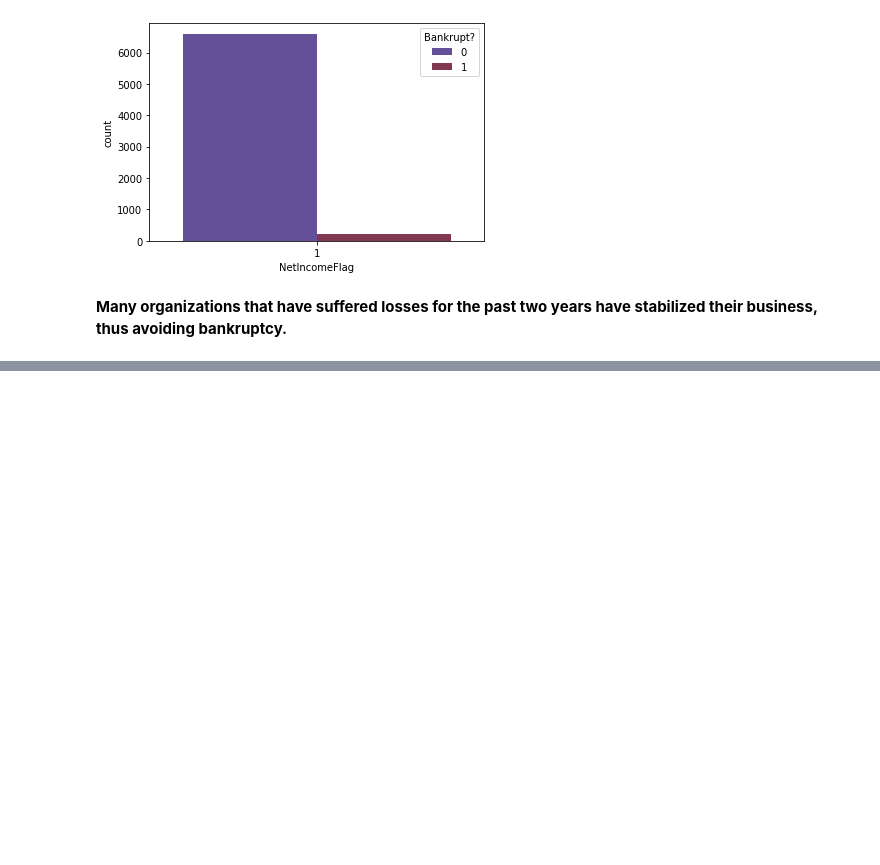
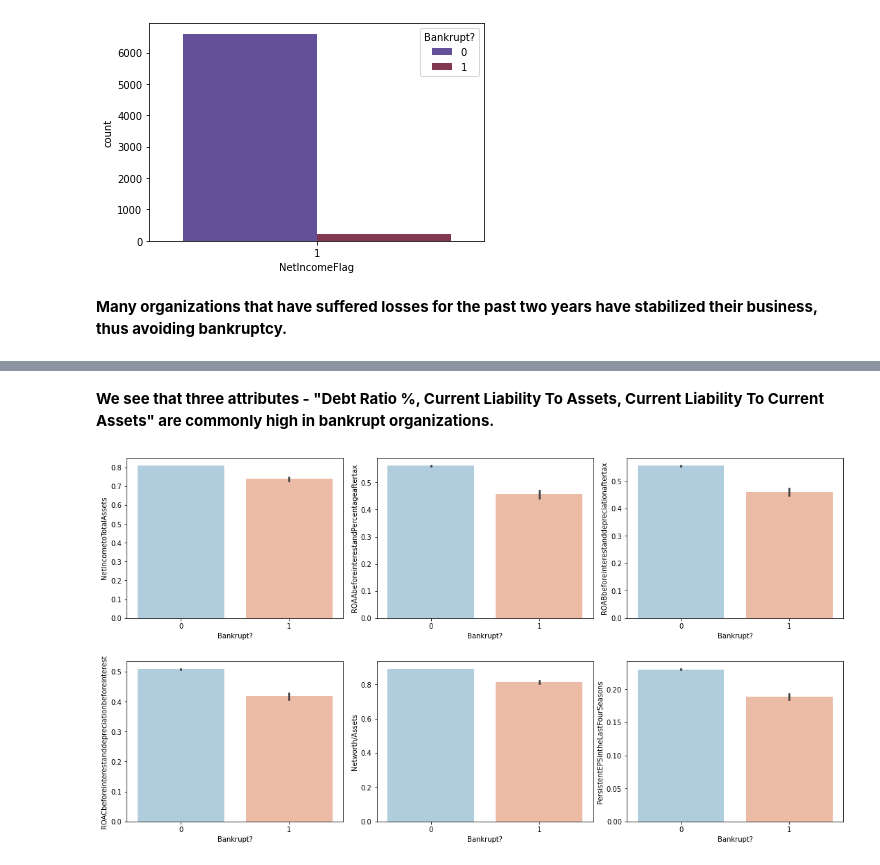
Before and after one commit to Shantanuh10/Bankruptcy-Prediction, a Jupyter notebook: Capstone_Project_3_Company_Bankruptcy_Prediction.ipynb, the cells around one changed output, grey strips where cells are left out. Cells and saved outputs as stored; diff of their text form; code cells hidden in the pictures; blank space fills up the shorter version.

```diff
--- a/Capstone_Project_3_Company_Bankruptcy_Prediction.ipynb
+++ b/Capstone_Project_3_Company_Bankruptcy_Prediction.ipynb
@@ -407,0 +435,9 @@ dtype: int64
+# %% [markdown]
+**We see that three attributes - "Debt Ratio %, Current Liability To Assets, Current Liability To Current Assets" are commonly high in bankrupt organizations.**
+# %%
+x_value = negative_corr.columns.tolist()[-1]
+y_value = negative_corr.columns.tolist()[:-1]
+
+corrbargraph(x_value, y_value)
+# %% [output]
+[figure, added]
```
Also changed, not shown: parts of 10 cells of this notebook.
